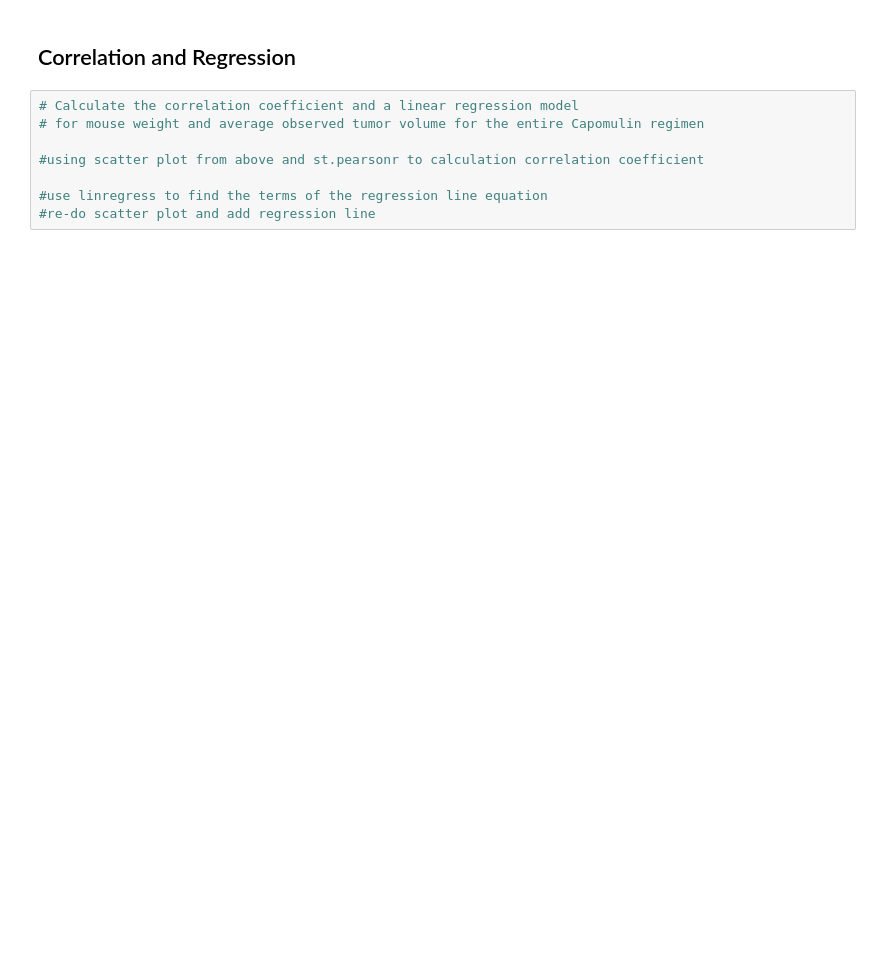
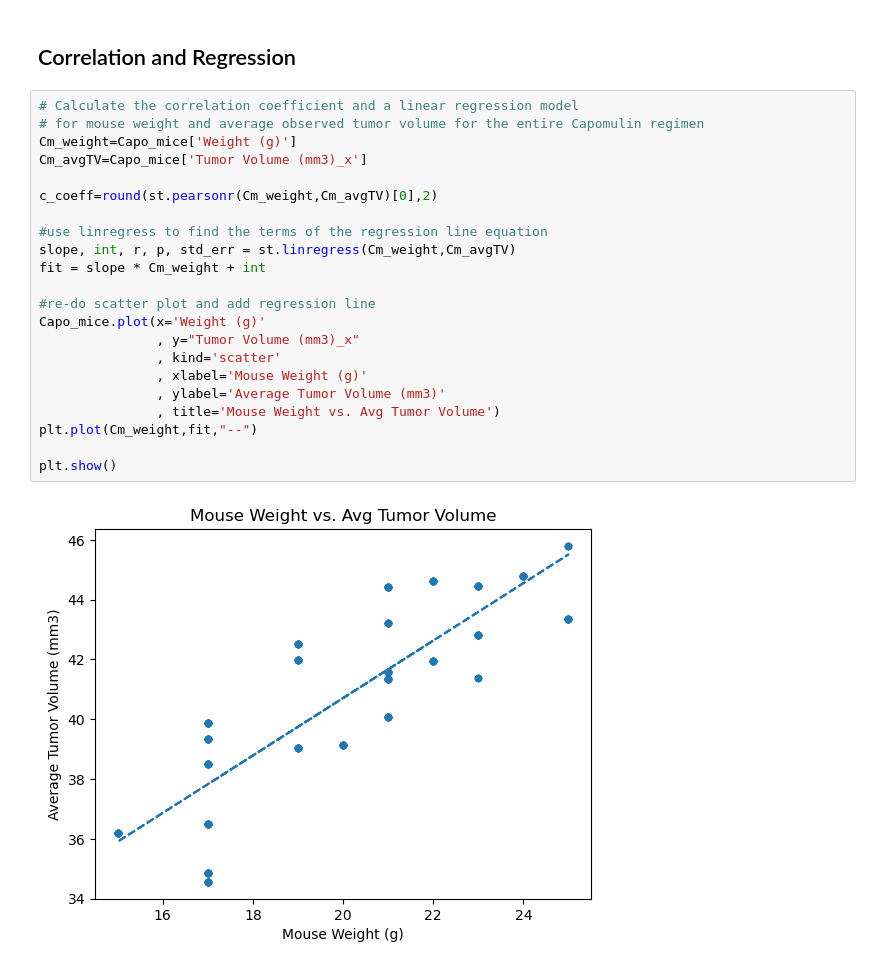
Before and after one commit to mdahl6/Plotting-Challenge, a Jupyter notebook: pymaceuticals_main code.ipynb, the cells around one changed output. Saved outputs shown, nothing was run; the diff lists cells and outputs as text; blank space fills up the shorter version.

```diff
--- a/pymaceuticals_main code.ipynb
+++ b/pymaceuticals_main code.ipynb
@@ -250,8 +273,24 @@ Capo_avg.reset_index()
 # %%
 # Calculate the correlation coefficient and a linear regression model
 # for mouse weight and average observed tumor volume for the entire Capomulin regimen
+Cm_weight=Capo_mice['Weight (g)']
+Cm_avgTV=Capo_mice['Tumor Volume (mm3)_x']
 
-#using scatter plot from above and st.pearsonr to calculation correlation coefficient
+c_coeff=round(st.pearsonr(Cm_weight,Cm_avgTV)[0],2)
 
 #use linregress to find the terms of the regression line equation
+slope, int, r, p, std_err = st.linregress(Cm_weight,Cm_avgTV)
+fit = slope * Cm_weight + int
+
 #re-do scatter plot and add regression line
+Capo_mice.plot(x='Weight (g)'
+               , y="Tumor Volume (mm3)_x"
+               , kind='scatter'
+               , xlabel='Mouse Weight (g)'
+               , ylabel='Average Tumor Volume (mm3)'
+               , title='Mouse Weight vs. Avg Tumor Volume')
+plt.plot(Cm_weight,fit,"--")
+
+plt.show()
+# %% [output]
+[figure, added]
```
Also changed, not shown: parts of 4 cells of this notebook.
